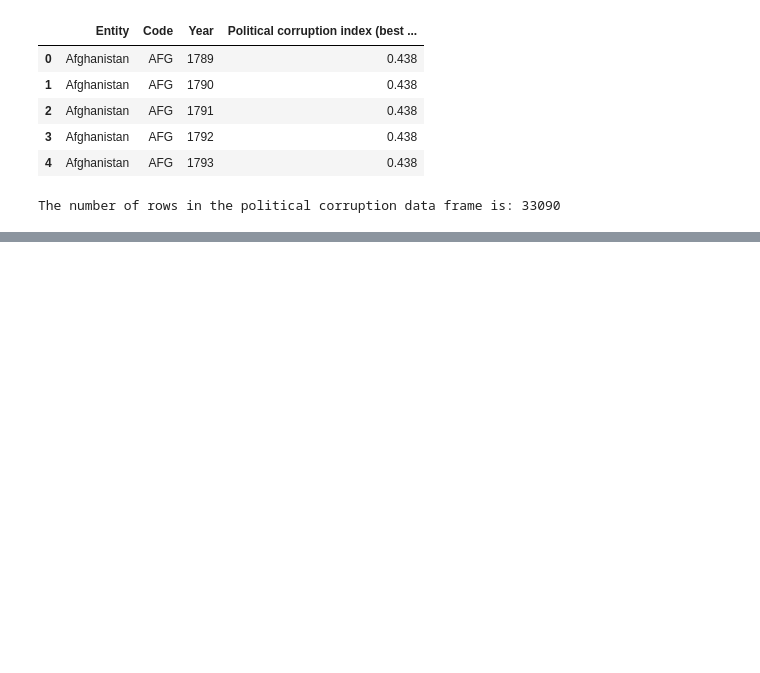
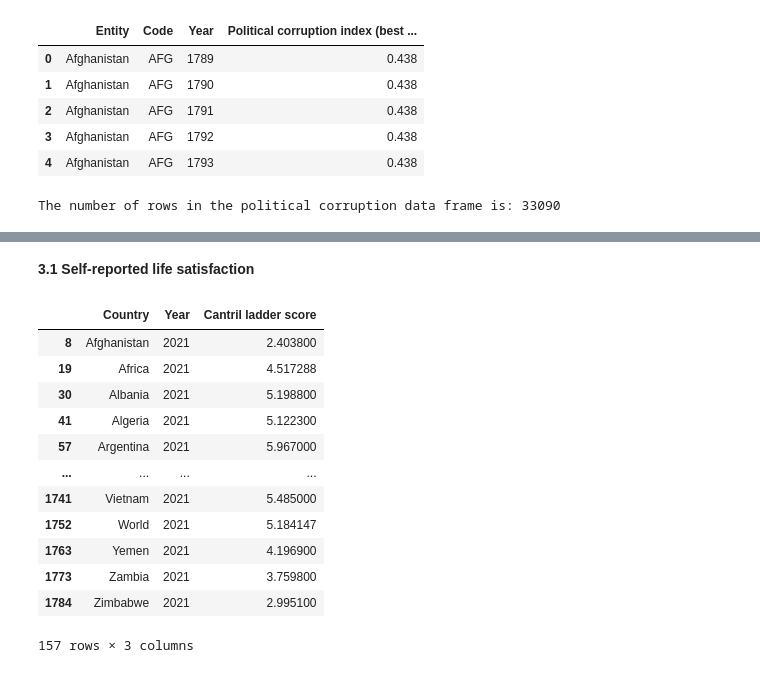
Before and after one commit to sdvelev/Introduction-To-Data-Science-And-AI, a Jupyter notebook: 05-data-science-revision/assignment-5-Stefan-Velev.ipynb, the cells around one changed output, grey strips where cells are left out. Drawn from its saved outputs; the diff is of its cells as text; code cells hidden in the pictures; blank space fills up the shorter version.

```diff
--- a/05-data-science-revision/assignment-5-Stefan-Velev.ipynb
+++ b/05-data-science-revision/assignment-5-Stefan-Velev.ipynb
@@ -79,0 +80,30 @@ The number of rows in the political corruption data frame is: 33090
+# %% [markdown]
+**3.1 Self-reported life satisfaction**
+# %%
+# Remove the unnecessary columns in the data frame
+df_life_satisfaction = df_life_satisfaction[['Entity', 'Year', 'Cantril ladder score']]
+# %%
+# Rename the applicable columns
+df_life_satisfaction = df_life_satisfaction.rename(columns={'Entity': 'Country'})
+# %%
+# Leaving only rows for year 2021
+df_life_satisfaction = df_life_satisfaction[df_life_satisfaction['Year'] == 2021]
+# %%
+# Remove rows with missing values
+df_life_satisfaction = df_life_satisfaction.dropna()
+# %%
+df_life_satisfaction
+# %% [output]
+|  | Country | Year | Cantril ladder score |
+| 8 | Afghanistan | 2021 | 2.403800 |
+| 19 | Africa | 2021 | 4.517288 |
+| 30 | Albania | 2021 | 5.198800 |
+| 41 | Algeria | 2021 | 5.122300 |
+| 57 | Argentina | 2021 | 5.967000 |
+| ... | ... | ... | ... |
+| 1741 | Vietnam | 2021 | 5.485000 |
+| 1752 | World | 2021 | 5.184147 |
+| 1763 | Yemen | 2021 | 4.196900 |
+| 1773 | Zambia | 2021 | 3.759800 |
+| 1784 | Zimbabwe | 2021 | 2.995100 |
+157 rows × 3 columns
```
Also changed, not shown: parts of 37 cells of this notebook.
